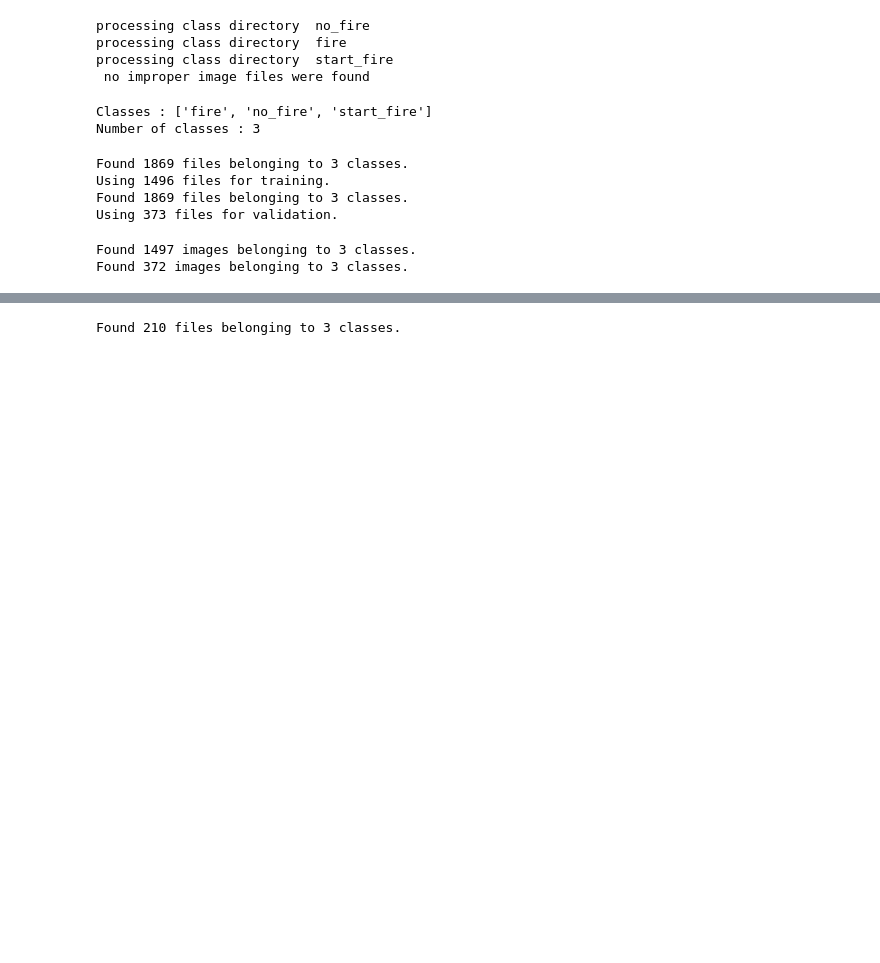
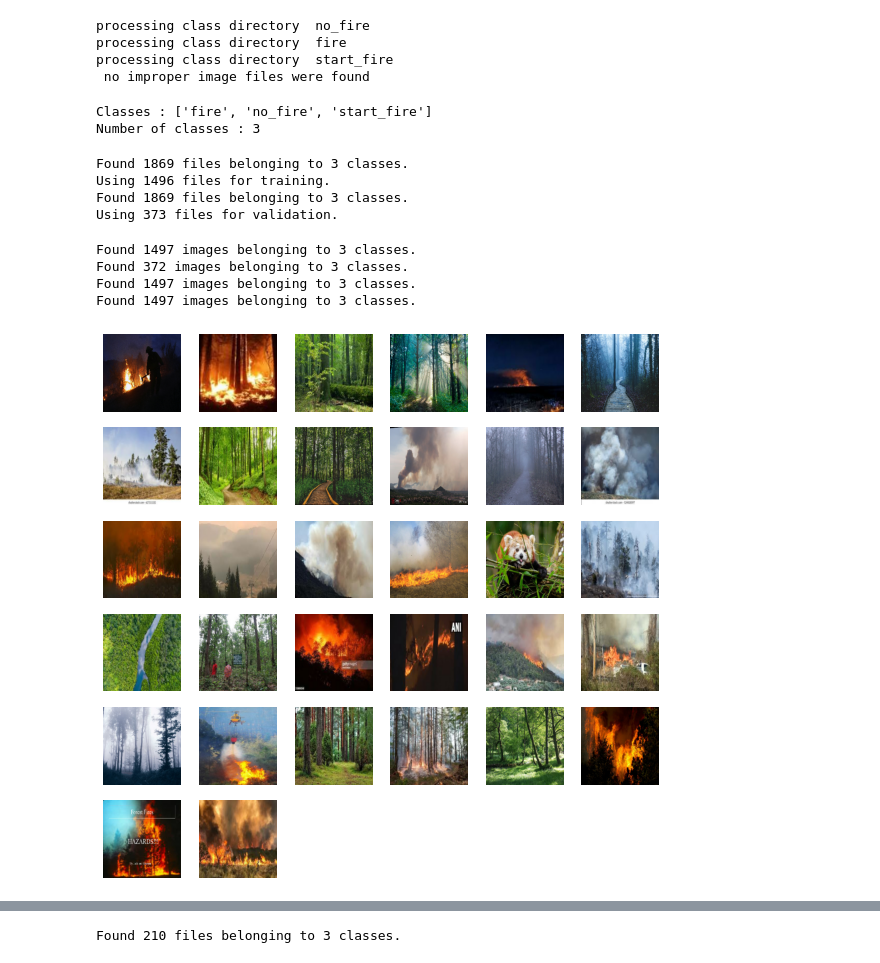
Before and after one commit to Mogreine29/HandOnAI_1, a Jupyter notebook: Fire_Classifier.ipynb, the cells around one changed output, grey strips where cells are left out. Drawn from its saved outputs; the diff is of its cells as text; code cells hidden in the pictures; blank space fills up the shorter version.

```diff
--- a/Fire_Classifier.ipynb
+++ b/Fire_Classifier.ipynb
@@ -202,17 +186,35 @@ Using 1496 files for training.
 Found 1869 files belonging to 3 classes.
 Using 373 files for validation.
 # %%
-data_generator_with_aug = ImageDataGenerator(preprocessing_function=preprocess_input,
+data_gen_args = dict(preprocessing_function=preprocess_input,
                                    horizontal_flip=False,
-                                   zca_whitening = True,
-                                   rotation_range = 20,
-                                   brightness_range = (0.2, 0.8),
-                                   width_shift_range = 0.2,
-                                   height_shift_range = 0.2,
+                                   rotation_range = 10,
+                                   width_shift_range = 0.1,
+                                   height_shift_range = 0.1,
                                    validation_split = 0.2
                                    )
 
-train_generator = data_generator_with_aug.flow_from_directory(
+color_datagen = ImageDataGenerator(**data_gen_args)
+bw_datagen = ImageDataGenerator(**data_gen_args)
+data_generator_no_aug = ImageDataGenerator(preprocessing_function=preprocess_input,
+                                           validation_split = 0.2
+                                           )
+
+
+train_generator_no_aug = data_generator_no_aug.flow_from_directory(
+    configs['dataset_name'],
+    target_size=(configs['input_dim'], configs['input_dim']),
+    subset = 'training',
+    class_mode='categorical'
+)
+
+val_ds = data_generator_no_aug.flow_from_directory(
+        configs['dataset_name'],
+        target_size=(configs['input_dim'], configs['input_dim']),
+        subset = "validation",
+        class_mode='categorical')
+
+train_color_generator = color_datagen.flow_from_directory(
   configs['dataset_name'],          																		  # Path of the dataset
 	subset = 'training',                																		# Selection of training data
 	seed = configs['seed'],                          												# Initialization of random generator (for permutations)
@@ -221,10 +223,11 @@ train_generator = data_generator_with_aug.flow_from_directory(
   class_mode = 'categorical'
   )
 
-validation_generator = data_generator_with_aug.flow_from_directory(
+train_bw_generator = bw_datagen.flow_from_directory(
   configs['dataset_name'],          																		  # Path of the dataset
-	subset = 'validation',              																		# Selection of validation data
-	seed = configs['seed'],                         												# Initialization of random generator (for permutations)
+	subset = 'training',                																		# Selection of training data
+	seed = configs['seed'],
+  color_mode='grayscale',                       												# Initialization of random generator (for permutations)
 	target_size = (configs['input_dim'], configs['input_dim']),    					# Input size of images
 	batch_size = configs['batch_size'], 																		# Batch_size
   class_mode = 'categorical'
@@ -232,3 +235,14 @@ validation_generator = data_generator_with_aug.flow_from_directory(
 # %% [output]
 Found 1497 images belonging to 3 classes.
 Found 372 images belonging to 3 classes.
+Found 1497 images belonging to 3 classes.
+Found 1497 images belonging to 3 classes.
+# %%
+plt.figure(figsize=(10, 10))
+for images, labels in train_ds.take(1):
+    for i in range(32):
+        ax = plt.subplot(6, 6, i + 1)
+        plt.imshow(images[i].numpy().astype("uint8"))
+        plt.axis("off")
+# %% [output]
+[figure, added]
```
Also changed, not shown: parts of 9 cells of this notebook.
